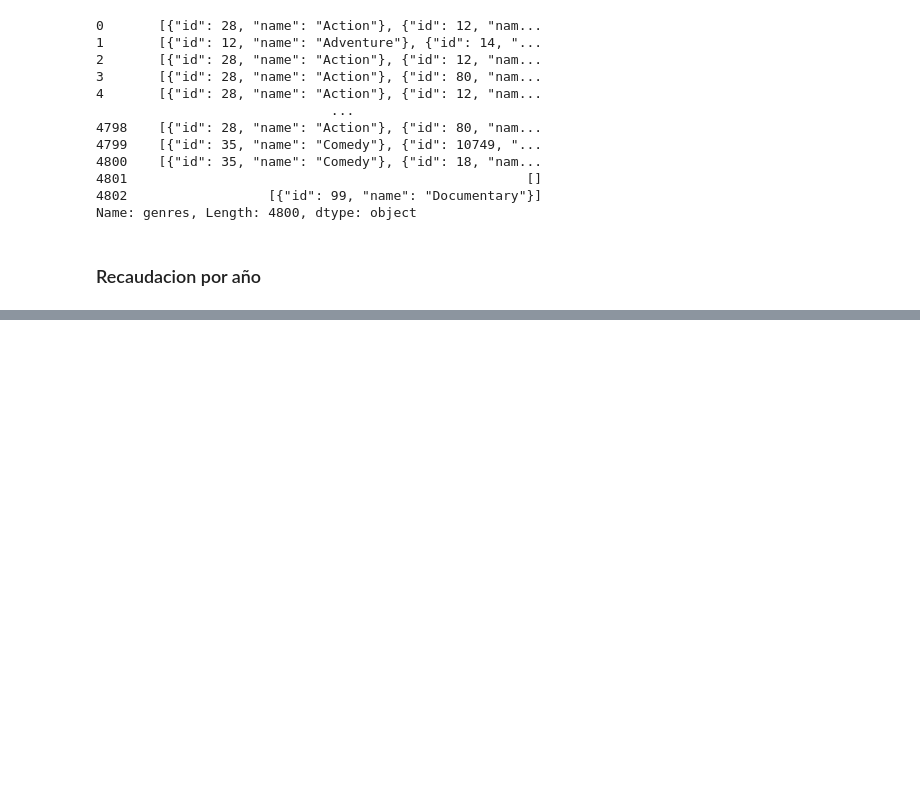
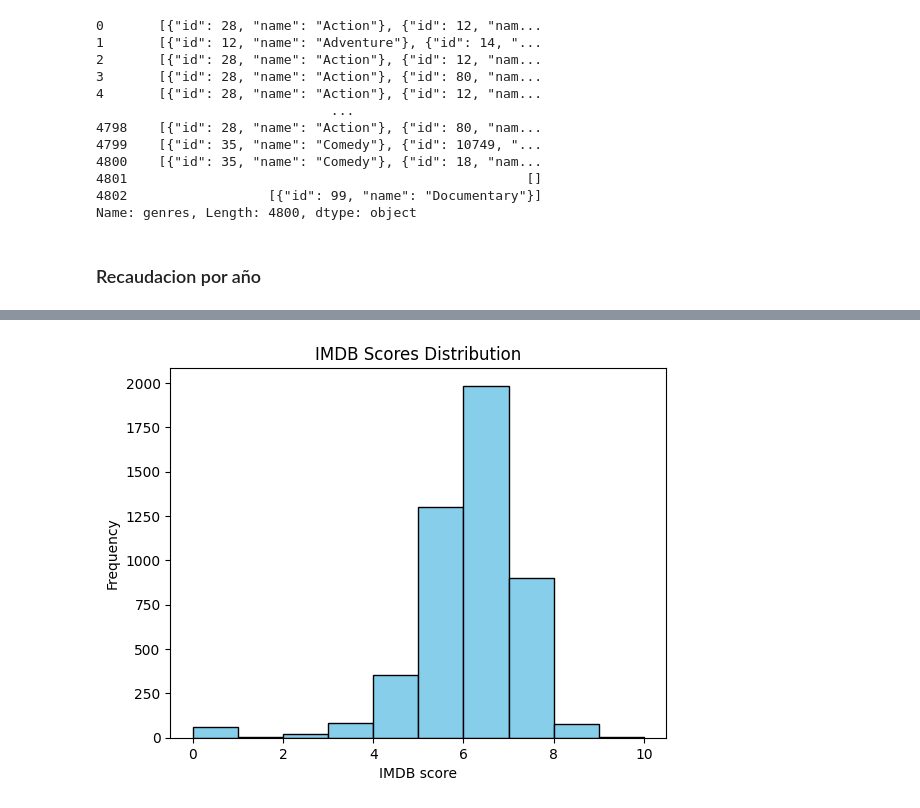
Before and after one commit to AleGallart/SATPython, a Jupyter notebook: Notebook.ipynb, the cells around one changed output, grey strips where cells are left out. Drawn from its saved outputs; the diff is of its cells as text; code cells hidden in the pictures; blank space fills up the shorter version.

```diff
--- a/Notebook.ipynb
+++ b/Notebook.ipynb
@@ -174,0 +226,7 @@ The movie industry made the highest profit in 2012 .
+# %%
+plt.title("IMDB Scores Distribution") #setting the title of the plot
+plt.xlabel('IMDB score') # setting the x label of the plot
+plt.ylabel('Frequency') # setting the y label of the plot
+plt.hist(dataClean['vote_average'], color="skyblue", edgecolor='black');
+# %% [output]
+[figure, added]
```
Also changed, not shown: parts of 6 cells of this notebook.
